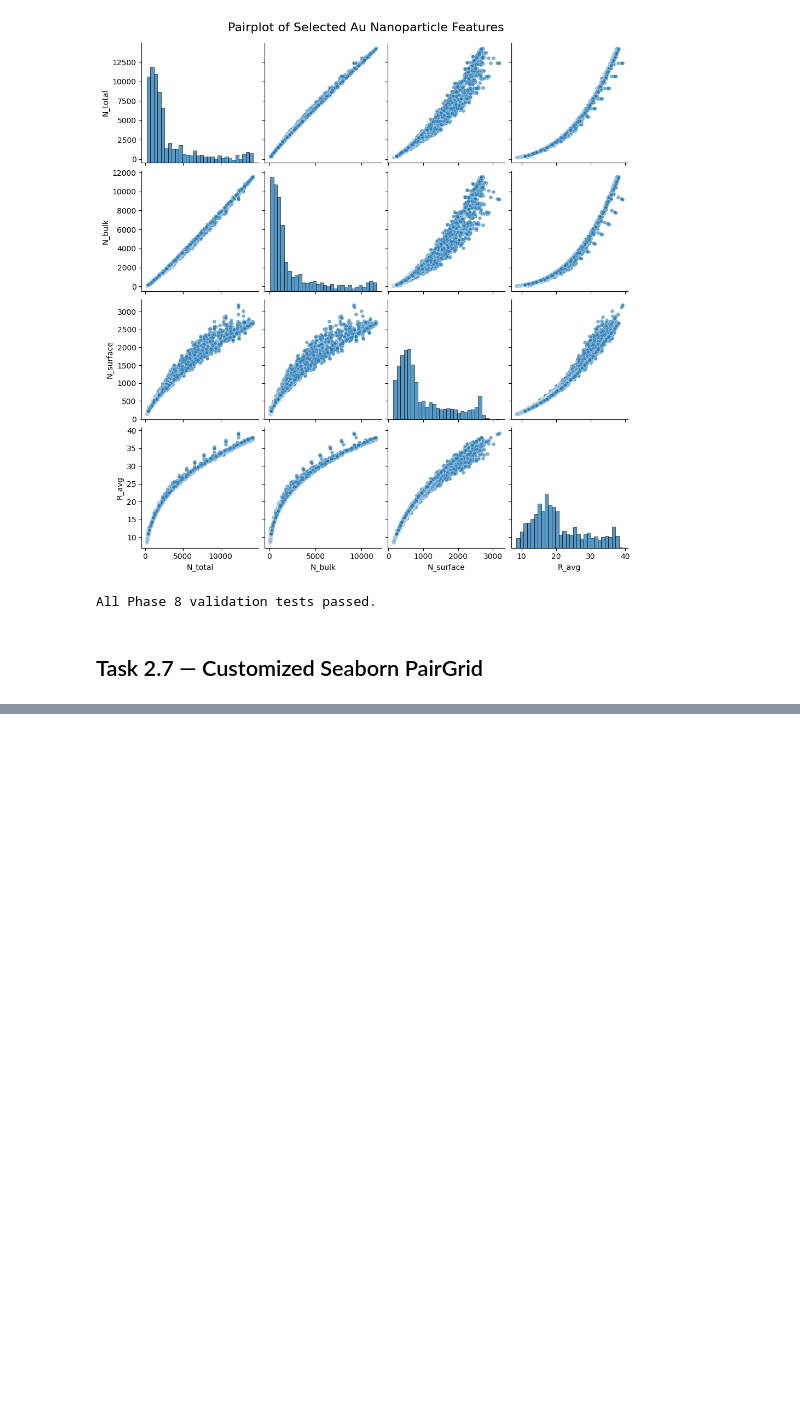
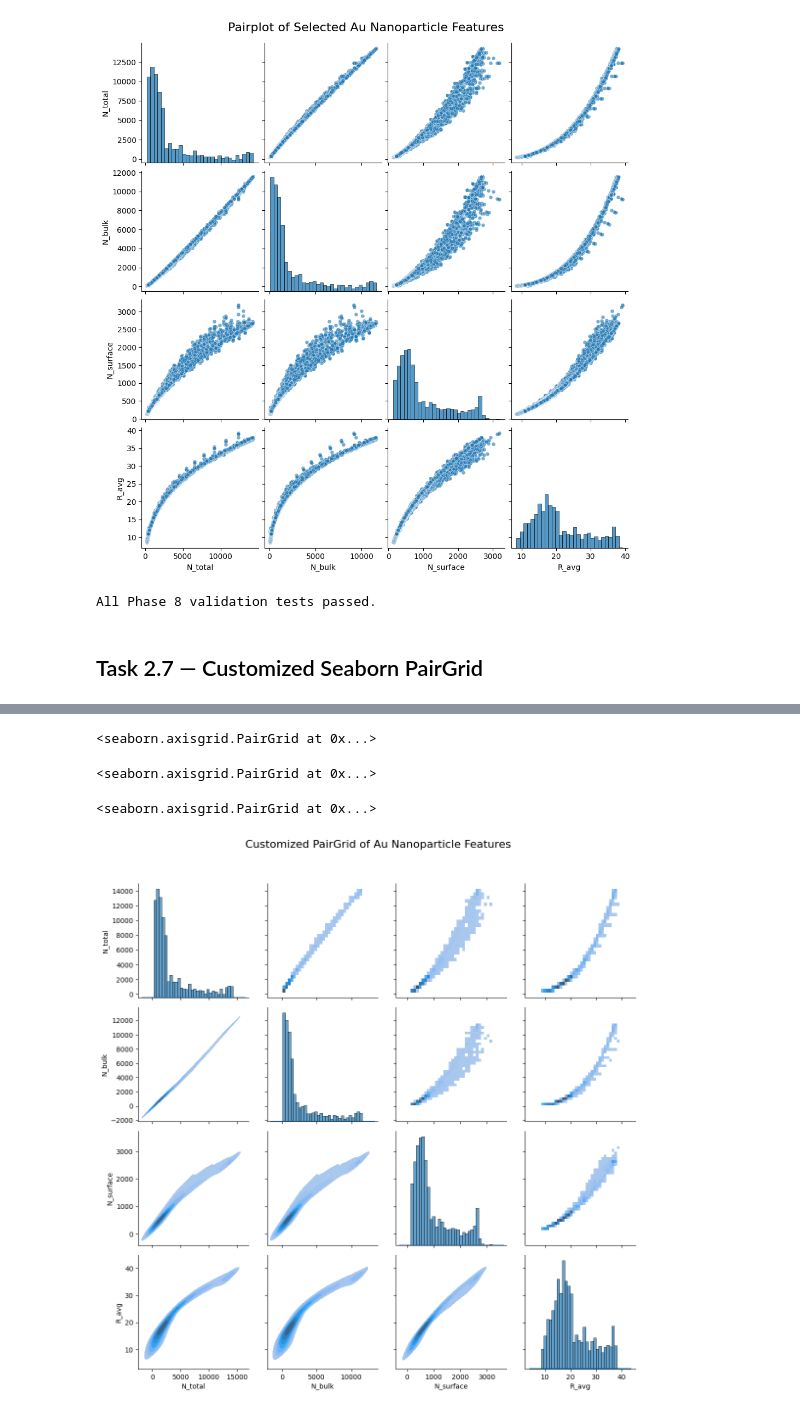
Before and after one commit to ramzymhafeel/SE4050-Deep-Learning-Lab-01, a Jupyter notebook: notebooks/SE4050_Lab01_Task2.ipynb, the cells around one changed output, grey strips where cells are left out. Saved outputs shown, nothing was run; the diff lists cells and outputs as text; code cells hidden in the pictures; blank space fills up the shorter version.

```diff
--- a/notebooks/SE4050_Lab01_Task2.ipynb
+++ b/notebooks/SE4050_Lab01_Task2.ipynb
@@ -1254,0 +1338,25 @@ All Phase 8 validation tests passed.
+# %%
+g.map_diag(
+    sns.kdeplot,
+    linewidth=2
+)
+# %% [output]
+<seaborn.axisgrid.PairGrid at 0x...>
+# %%
+g.map_upper(
+    sns.histplot,
+    bins=30,
+    pmax=0.9,
+    cbar=False
+)
+# %% [output]
+<seaborn.axisgrid.PairGrid at 0x...>
+# %%
+g.map_lower(
+    sns.kdeplot,
+    fill=True,
+    levels=8,
+    thresh=0.05
+)
+# %% [output]
+<seaborn.axisgrid.PairGrid at 0x...>
@@ -1254,0 +1375,51 @@ All Phase 8 validation tests passed.
+# %%
+import seaborn as sns
+import matplotlib.pyplot as plt
+
+g = sns.PairGrid(
+    pairgrid_df,
+    height=2.8,
+    diag_sharey=False
+)
+
+# Upper triangle: bivariate histograms
+g.map_upper(
+    sns.histplot,
+    bins=30,
+    pmax=0.9,
+    cbar=False
+)
+
+# Diagonal: histogram
+g.map_diag(
+    sns.histplot,
+    bins=30,
+    edgecolor="black",
+    alpha=0.7
+)
+
+# Diagonal: KDE curve over histogram
+g.map_diag(
+    sns.kdeplot,
+    linewidth=2
+)
+
+# Lower triangle: bivariate KDE
+g.map_lower(
+    sns.kdeplot,
+    fill=True,
+    levels=8,
+    thresh=0.05
+)
+
+g.fig.suptitle(
+    "Customized PairGrid of Au Nanoparticle Features",
+    fontsize=16,
+    y=1.02
+)
+
+g.fig.subplots_adjust(top=0.94)
+
+plt.show()
+# %% [output]
+[figure, added]
```
Also changed, not shown: parts of 11 cells of this notebook.
